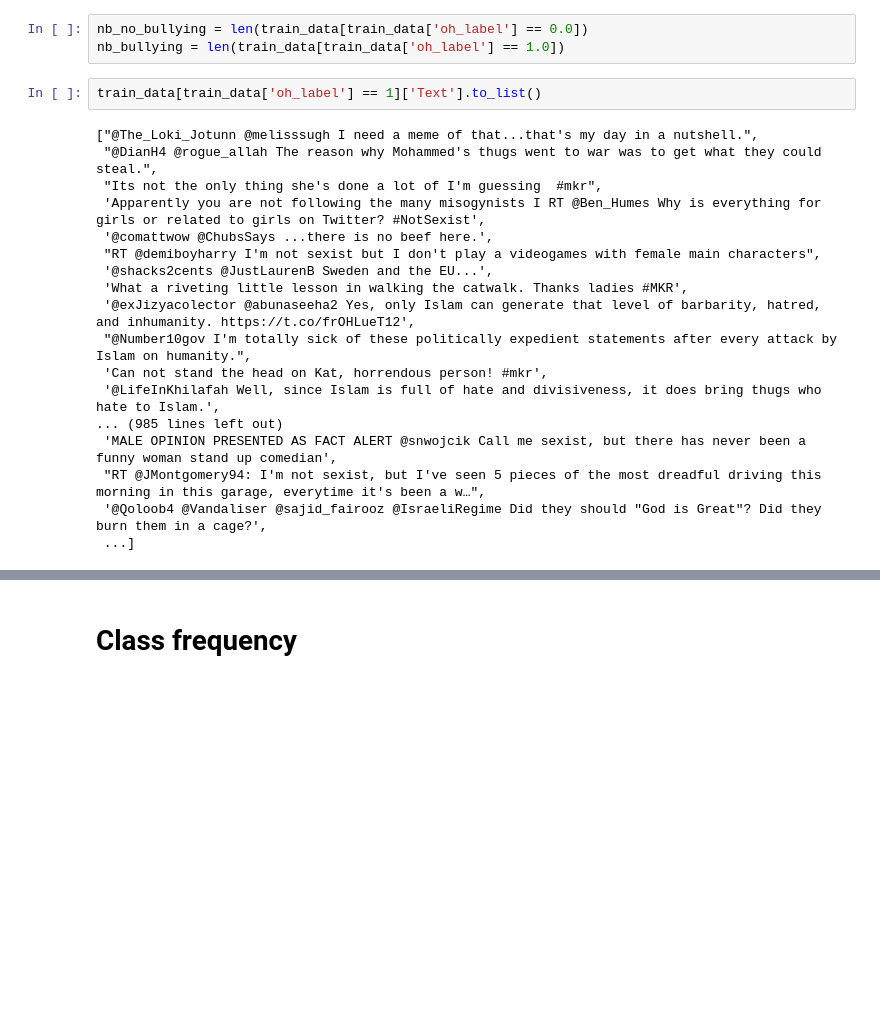
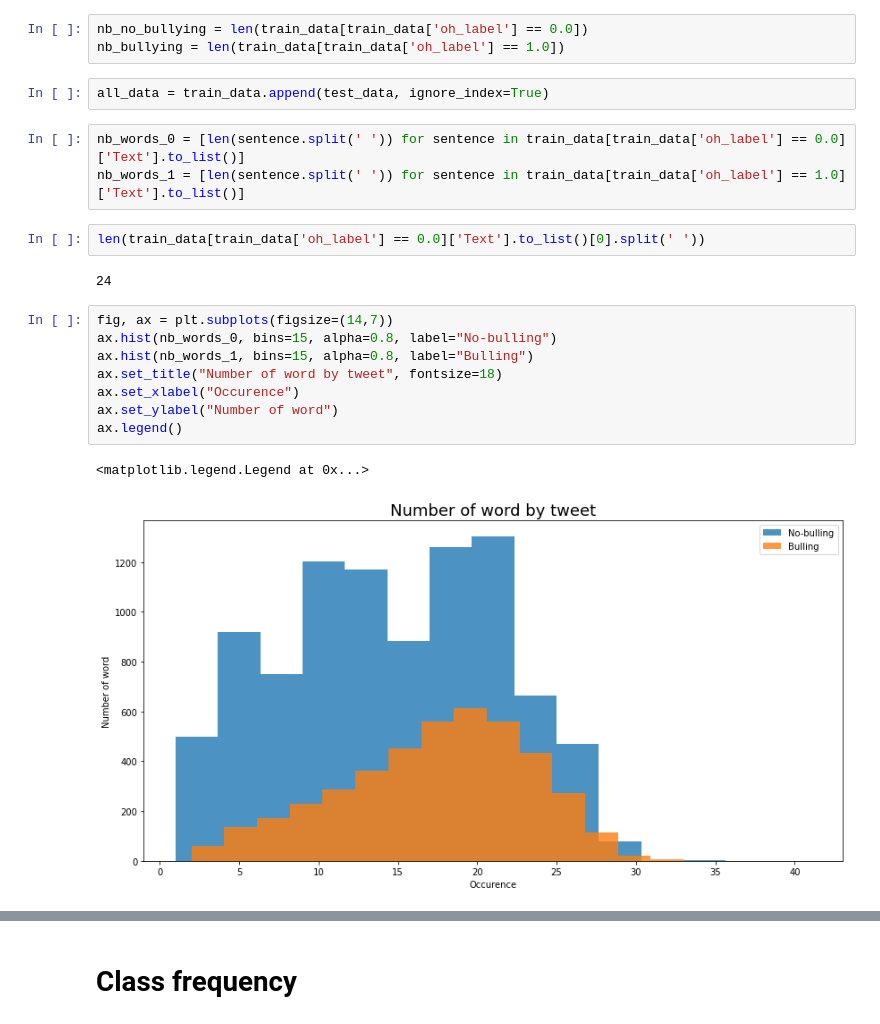
Before and after one commit to dicksor/SBM, a Jupyter notebook: ClassicML.ipynb, the cells around one changed output, grey strips where cells are left out. Drawn from its saved outputs; the diff is of its cells as text; blank space fills up the shorter version.

```diff
--- a/ClassicML.ipynb
+++ b/ClassicML.ipynb
@@ -28,23 +28,23 @@ test_data = pd.read_csv(os.path.join("data", "test_data.csv"))
 # %%
 nb_no_bullying = len(train_data[train_data['oh_label'] == 0.0])
 nb_bullying = len(train_data[train_data['oh_label'] == 1.0])
+# %%
+all_data = train_data.append(test_data, ignore_index=True)
+# %%
+nb_words_0 = [len(sentence.split(' ')) for sentence in train_data[train_data['oh_label'] == 0.0]['Text'].to_list()]
+nb_words_1 = [len(sentence.split(' ')) for sentence in train_data[train_data['oh_label'] == 1.0]['Text'].to_list()]
 # %%
-train_data[train_data['oh_label'] == 1]['Text'].to_list()
+len(train_data[train_data['oh_label'] == 0.0]['Text'].to_list()[0].split(' '))
 # %% [output]
-["@The_Loki_Jotunn @melisssugh I need a meme of that...that's my day in a nutshell.",
- "@DianH4 @rogue_allah The reason why Mohammed's thugs went to war was to get what they could steal.",
- "Its not the only thing she's done a lot of I'm guessing  #mkr",
- 'Apparently you are not following the many misogynists I RT @Ben_Humes Why is everything for girls or related to girls on Twitter? #NotSexist',
- '@comattwow @ChubsSays ...there is no beef here.',
- "RT @demiboyharry I'm not sexist but I don't play a videogames with female main characters",
- '@shacks2cents @JustLaurenB Sweden and the EU...',
- 'What a riveting little lesson in walking the catwalk. Thanks ladies #MKR',
- '@exJizyacolector @abunaseeha2 Yes, only Islam can generate that level of barbarity, hatred, and inhumanity. https://t.co/frOHLueT12',
- "@Number10gov I'm totally sick of these politically expedient statements after every attack by Islam on humanity.",
- 'Can not stand the head on Kat, horrendous person! #mkr',
- '@LifeInKhilafah Well, since Islam is full of hate and divisiveness, it does bring thugs who hate to Islam.',
-... (985 lines left out)
- 'MALE OPINION PRESENTED AS FACT ALERT @snwojcik Call me sexist, but there has never been a funny woman stand up comedian',
- "RT @JMontgomery94: I'm not sexist, but I've seen 5 pieces of the most dreadful driving this morning in this garage, everytime it's been a w…",
- '@Qoloob4 @Vandaliser @sajid_fairooz @IsraeliRegime Did they should "God is Great"? Did they burn them in a cage?',
- ...]
+24
+# %%
+fig, ax = plt.subplots(figsize=(14,7))
+ax.hist(nb_words_0, bins=15, alpha=0.8, label="No-bulling")
+ax.hist(nb_words_1, bins=15, alpha=0.8, label="Bulling")
+ax.set_title("Number of word by tweet", fontsize=18)
+ax.set_xlabel("Occurence")
+ax.set_ylabel("Number of word")
+ax.legend()
+# %% [output]
+<matplotlib.legend.Legend at 0x...>
+[figure, added]
```
Also changed, not shown: parts of 1 cell of this notebook, 23 other files.
